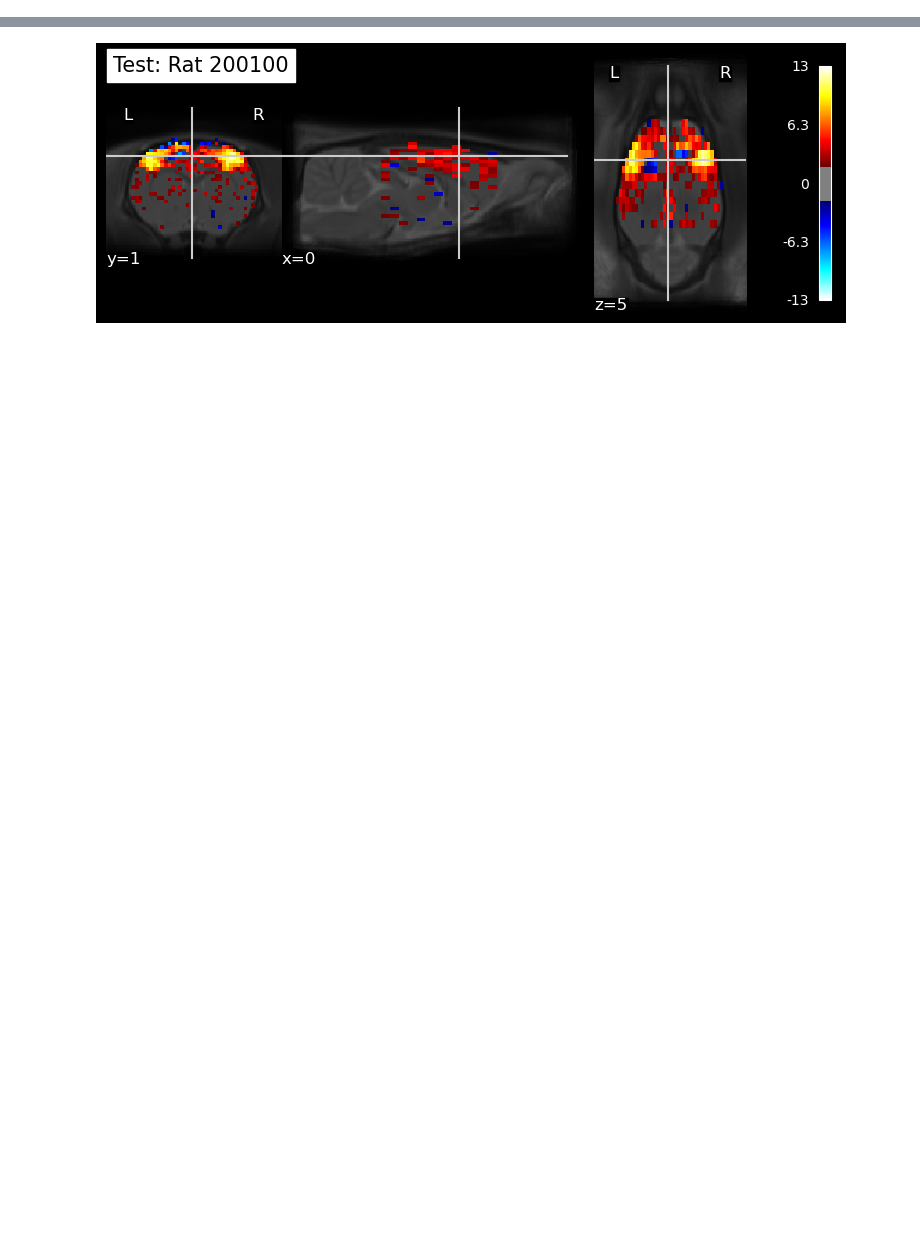
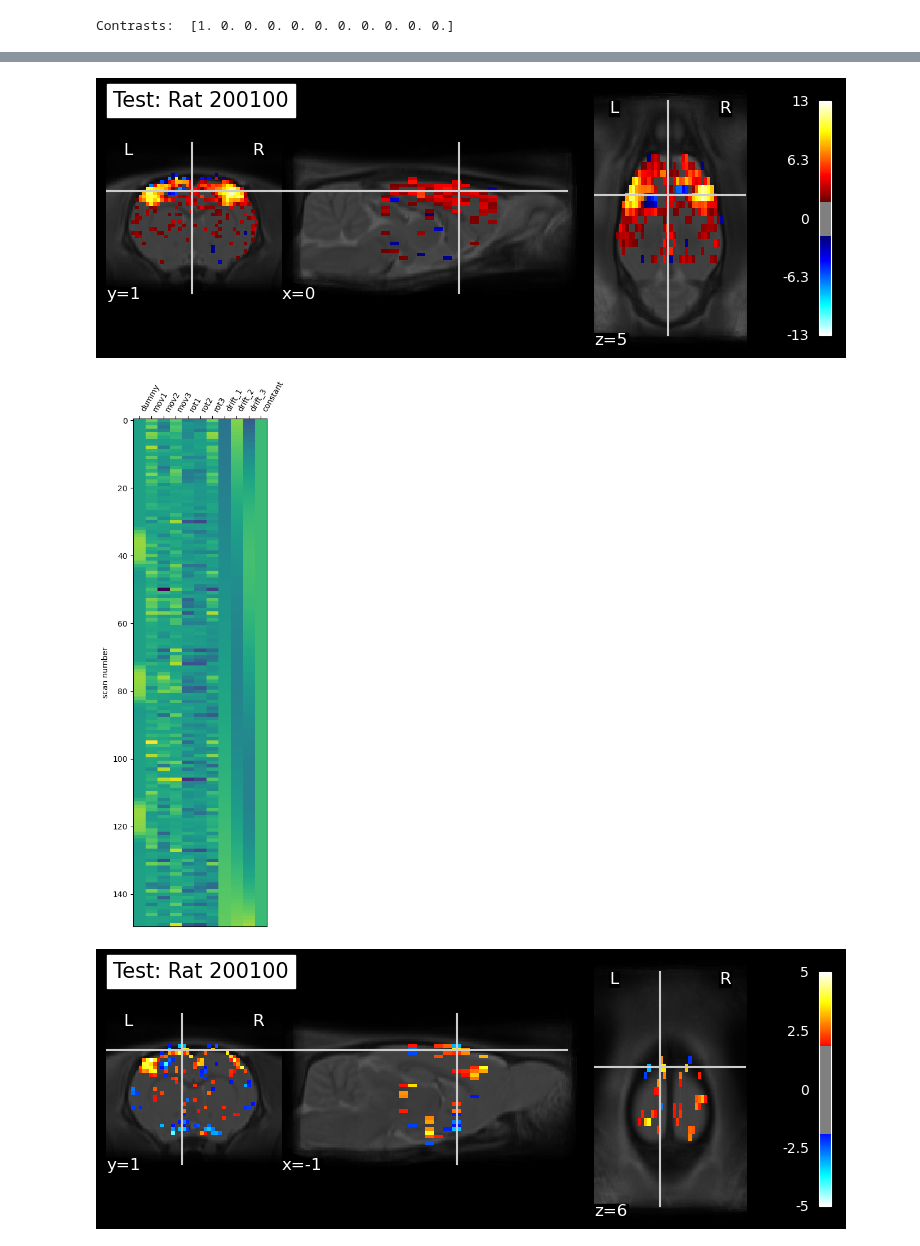
Before and after one commit to grandjeanlab/multirat_se, a Jupyter notebook: script/first_level_glm.ipynb, the cells around one changed output, grey strips where cells are left out. Cells and saved outputs as stored; diff of their text form; code cells hidden in the pictures; blank space fills up the shorter version.

```diff
--- a/script/first_level_glm.ipynb
+++ b/script/first_level_glm.ipynb
@@ -6,18 +6,38 @@ import nilearn
 import nibabel as nib
 import os
 import matplotlib.pyplot as plt
+import subprocess
+
 
 from nilearn import plotting, image
 from nilearn.glm.first_level import compute_regressor
 from nilearn.glm.first_level import make_first_level_design_matrix
 from nilearn.glm.first_level import FirstLevelModel
 from nilearn.plotting import plot_design_matrix
+from numpy import savetxt
+from subprocess import call
 
-#Init variables
+#Submit job to HPC
+subprocess.call(['qsub', '-l', 'procs=1,mem=24gb,walltime=12:00:00 -I'])
+
+
+# Init variables
 init_folder='/home/traaffneu/margal/code/multirat_se/script/'
 analysis_folder='/project/4180000.19/multirat_stim/rabies_test/preprocess'
 
-#Data path
+# Data path
 subject_path ='/project/4180000.19/multirat_stim/rabies_test/preprocess/sub-0200100_ses-1/bold_datasink/commonspace_bold/_scan_info_subject_id0200100.session1_split_name_sub-0200100_ses-1_T2w/_run_1/sub-0200100_ses-1_run-1_bold_RAS_combined.nii.gz'
 template_path ='/groupshare/traaffneu/preclinimg/templates/SIGMA_Wistar_Rat_Brain_TemplatesAndAtlases_Version1.1/SIGMA_Rat_Anatomical_Imaging/SIGMA_Rat_Anatomical_InVivo_Template/SIGMA_InVivo_Brain_Template.nii'
 metadata_path = '/home/traaffneu/margal/code/multirat_se/script/table/metadata_stand.tsv'
+
+# Paths for the directories
+output_dir = '/project/4180000.19/multirat_stim/rabies_test/first_level_analysis/'
+matrix_dir = os.path.join(output_dir, 'matrix/')
+image_dir = os.path.join(output_dir, 'image/')
+
+if not os.path.exists(output_dir):
+    os.makedirs(output_dir)
+if not os.path.exists(matrix_dir):
+    os.makedirs(matrix_dir)
+if not os.path.exists(image_dir):
+    os.makedirs(image_dir)
@@ -24,22 +46,8 @@ metadata_path = '/home/traaffneu/margal/code/multirat_se/script/table/metadata_s
-# %%
-# Paths for the directories
-output_dir = '/project/4180000.19/multirat_stim/rabies_test/first_level_analysis'
-matrix_dir = os.path.join(output_dir, 'matrix')
-image_dir = os.path.join(output_dir, 'image')
-
-
-# Create the directories if they don't already exist
-if not os.path.exists(output_dir):
-    os.makedirs(output_dir)
-if not os.path.exists(matrix_dir):
-    os.makedirs(matrix_dir)
-if not os.path.exists(image_dir):
-    os.makedirs(image_dir)
 # %%
  # ---------- FIRST LEVEL ANALYSIS ------------
 
 
-for index in range(0, 1):
+for index in range(0, 2):
 
     df = pd.read_csv(metadata_path, sep='\t')
     subj_num=str(df.iloc[index]['rat.sub'])[:-2]
@@ -78,32 +86,35 @@ for index in range(0, 1):
     # --- Compute design matrix ---
 
     design_matrix = make_first_level_design_matrix(frame_times=frame_times,
                                                    events=events,
                                                    add_regs=motion,
                                                    add_reg_names=motion_names,
                                                    drift_model="polynomial",
                                                    drift_order=3,
                                                    hrf_model=hrf_model,
                                                    high_pass=0.01)
     plot_design_matrix(design_matrix)
-    #np.savetxt('matrix_sub-0{}_ses-1'.format(subj_num), matrix_dir)
+    savetxt(matrix_dir+'matrix_sub-0{}_ses-1.csv'.format(subj_num), design_matrix, delimiter=',')
 
     # --- Fitting a first-level model ---
 
     fmri_glm = FirstLevelModel()
     fmri_glm = fmri_glm.fit(subject_path, design_matrices=design_matrix)
 
     # -- Coompute contrasts ---
 
     n_columns = design_matrix.shape[1]
     contrast_val = np.hstack(([1], np.zeros(n_columns - 1)))
     print('Contrasts: ', contrast_val)
 
     statistical_map= fmri_glm.compute_contrast(contrast_val, output_type='all')
 
     plotting.plot_stat_map(statistical_map['z_score'], bg_img = template_path, threshold = 1.9, title = 'Test: Rat 200100')
-    #plt.savefig('stat_map_sub-0{}_ses-1'.format(subj_num), image_dir)
+    plt.savefig(image_dir+'stat_map_sub-0{}_ses-1'.format(subj_num)+'.png')
 # %% [output]
 Contrasts:  [1. 0. 0. 0. 0. 0. 0. 0. 0. 0. 0.]
+Contrasts:  [1. 0. 0. 0. 0. 0. 0. 0. 0. 0. 0.]
 [figure]
 [figure]
+[figure, added]
+[figure, added]
```
Also changed, not shown: parts of 1 cell of this notebook.
